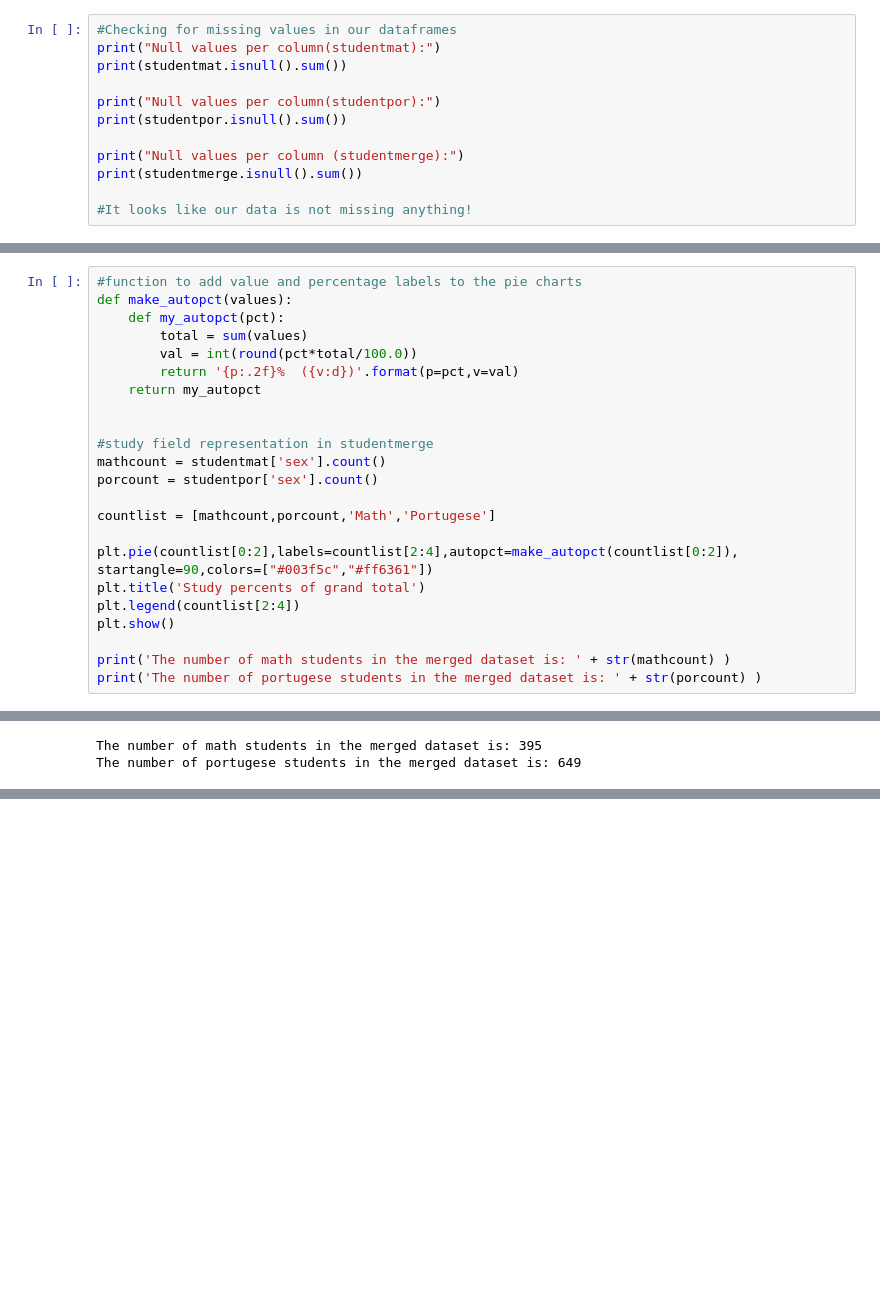
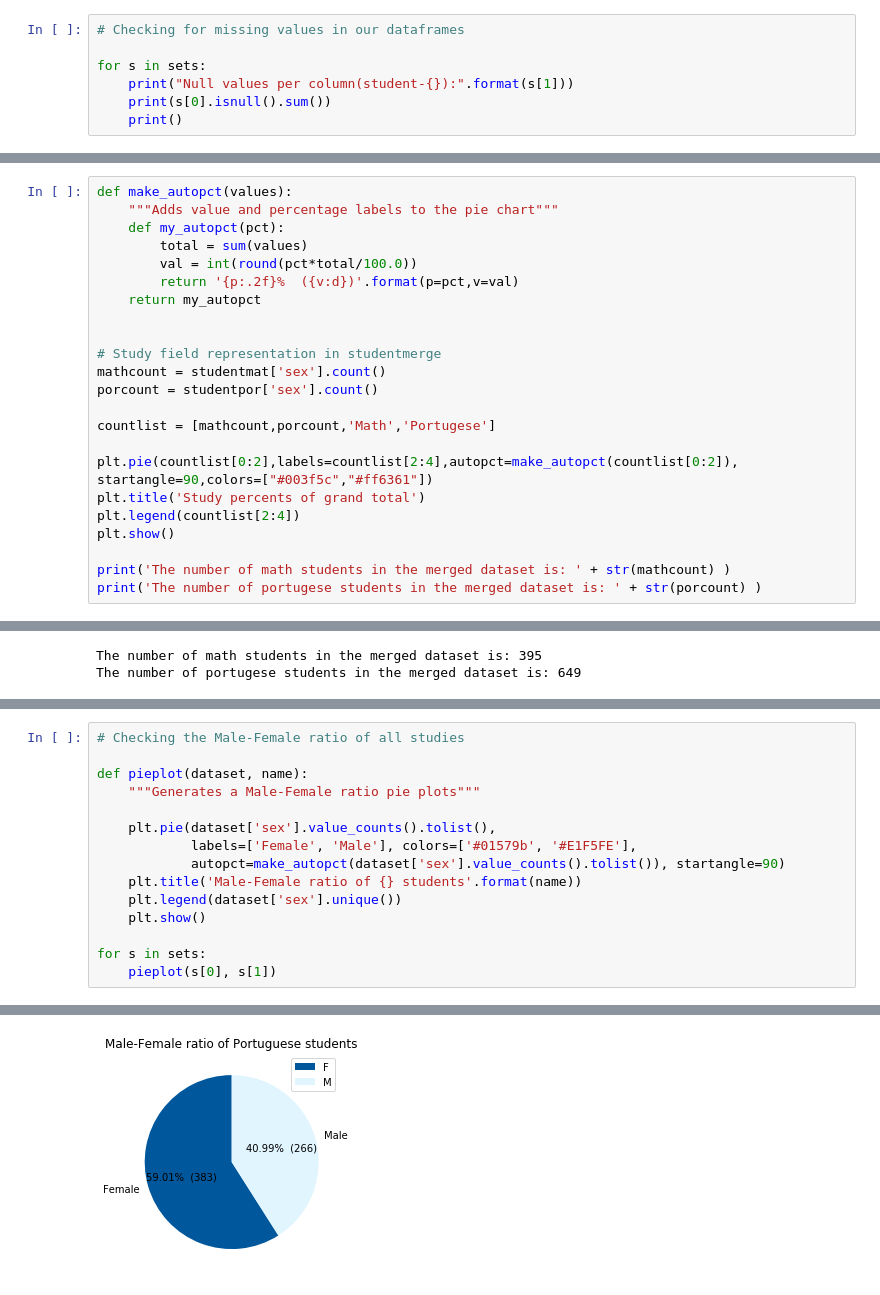
Before and after one commit to LennartPNL/DataMiningProject, a Jupyter notebook: EDA-student-data.ipynb, the cells around one changed output, grey strips where cells are left out. Drawn from its saved outputs; the diff is of its cells as text; blank space fills up the shorter version.

```diff
--- a/EDA-student-data.ipynb
+++ b/EDA-student-data.ipynb
@@ -14,13 +15,8 @@ studentmerge = pd.read_csv("C:/Users/Lieuwe/Documents/DataminingProject/DataMini
 # %%
-#Checking for missing values in our dataframes
-print("Null values per column(studentmat):")
-print(studentmat.isnull().sum())
+# Checking for missing values in our dataframes
 
-print("Null values per column(studentpor):")
-print(studentpor.isnull().sum())
-
-print("Null values per column (studentmerge):")
-print(studentmerge.isnull().sum())
-
-#It looks like our data is not missing anything!
+for s in sets:
+    print("Null values per column(student-{}):".format(s[1]))
+    print(s[0].isnull().sum())
+    print()
 # %% [output]
@@ -42,8 +38,8 @@ G3            0
 Study         0
 dtype: int64
 # %%
-#function to add value and percentage labels to the pie charts
 def make_autopct(values):
+    """Adds value and percentage labels to the pie chart"""
     def my_autopct(pct):
         total = sum(values)
         val = int(round(pct*total/100.0))
@@ -51,7 +47,7 @@ def make_autopct(values):
     return my_autopct
 
 
-#study field representation in studentmerge
+# Study field representation in studentmerge
 mathcount = studentmat['sex'].count()
 porcount = studentpor['sex'].count()
 
@@ -298,0 +67,16 @@ Integer column relationships in studentmerge
+# %%
+# Checking the Male-Female ratio of all studies
+
+def pieplot(dataset, name):
+    """Generates a Male-Female ratio pie plots"""
+
+    plt.pie(dataset['sex'].value_counts().tolist(),
+            labels=['Female', 'Male'], colors=['#01579b', '#E1F5FE'],
+            autopct=make_autopct(dataset['sex'].value_counts().tolist()), startangle=90)
+    plt.title('Male-Female ratio of {} students'.format(name))
+    plt.legend(dataset['sex'].unique())
+    plt.show()
+
+for s in sets:
+    pieplot(s[0], s[1])
+# %% [output]
@@ -298,0 +84 @@ Integer column relationships in studentmerge
+[figure, added]
```
Also changed, not shown: parts of 16 cells of this notebook.
